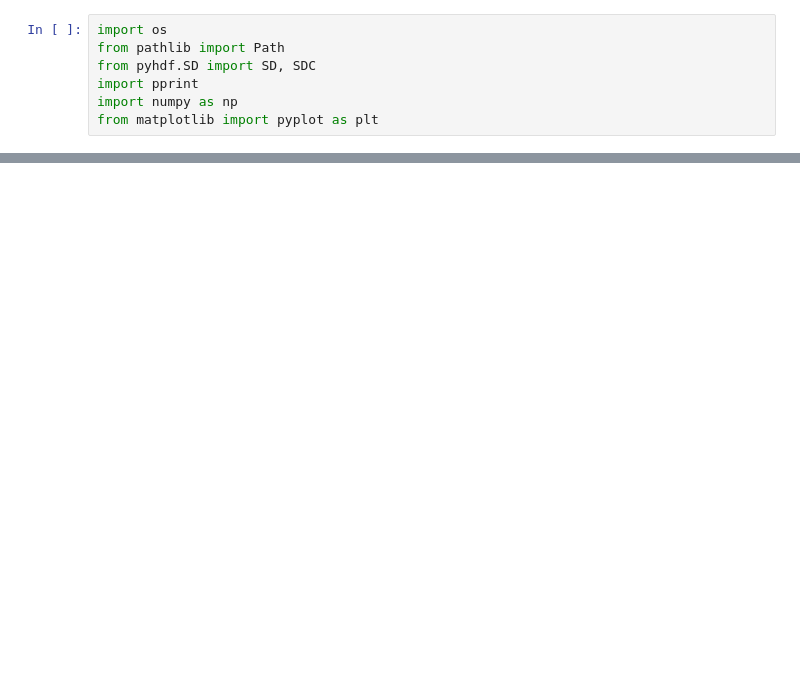
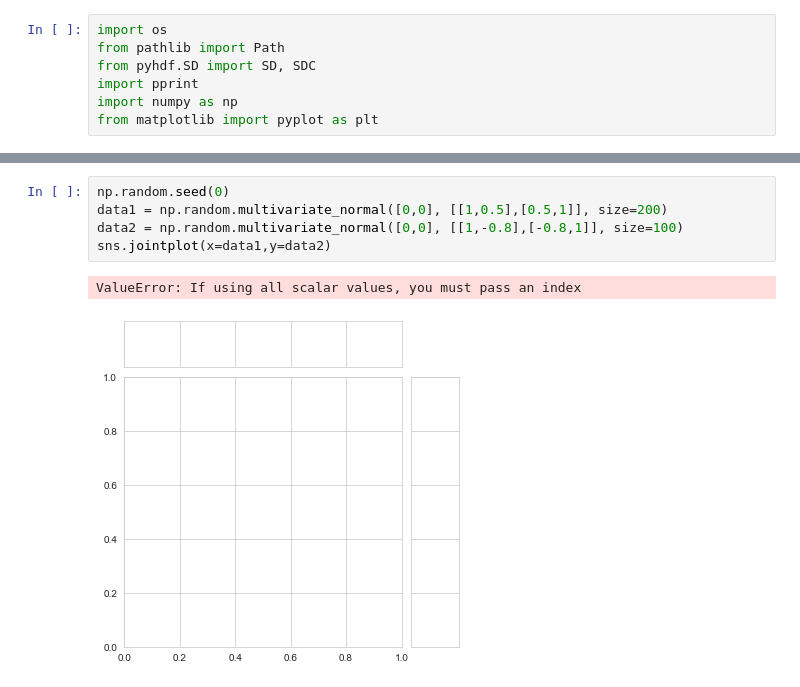
Before and after one commit to jesseniagonzalezv/ICON_RTTOV, a Jupyter notebook: code_test/PCA-simulation.ipynb, the cells around one changed output, grey strips where cells are left out. Cells and saved outputs as stored; diff of their text form; blank space fills up the shorter version.

```diff
--- a/code_test/PCA-simulation.ipynb
+++ b/code_test/PCA-simulation.ipynb
@@ -9,0 +272,8 @@ from matplotlib import pyplot as plt
+# %%
+np.random.seed(0)
+data1 = np.random.multivariate_normal([0,0], [[1,0.5],[0.5,1]], size=200)
+data2 = np.random.multivariate_normal([0,0], [[1,-0.8],[-0.8,1]], size=100)
+sns.jointplot(x=data1,y=data2)
+# %% [output]
+ValueError: If using all scalar values, you must pass an index
+[figure, added]
```
Also changed, not shown: parts of 43 cells of this notebook.
